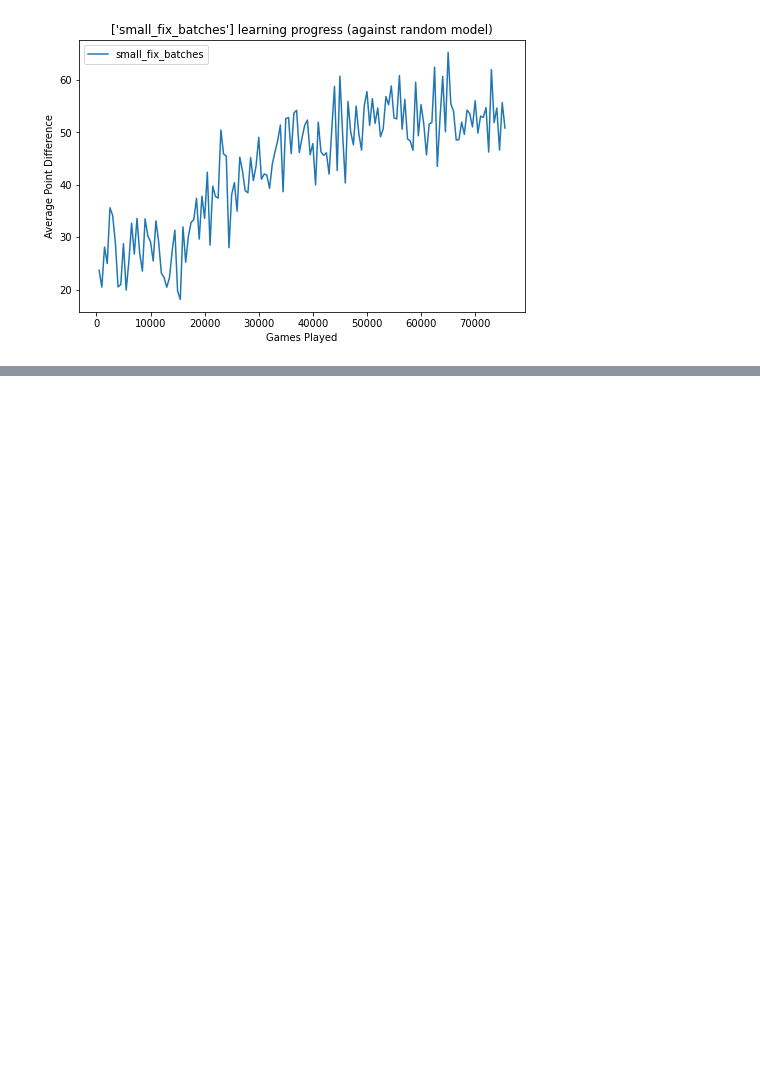
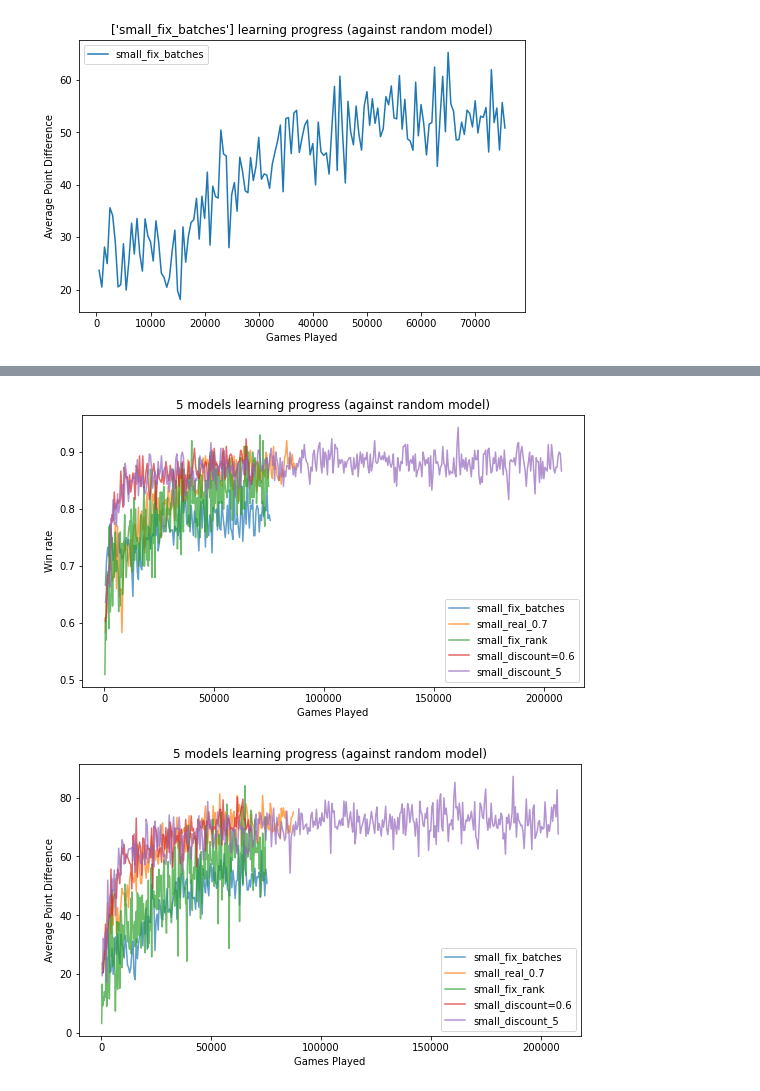
Before and after one commit to yanlai00/shengji_plus, a Jupyter notebook: analysis/plots.ipynb, the cells around one changed output, grey strips where cells are left out. Saved outputs shown, nothing was run; the diff lists cells and outputs as text; code cells hidden in the pictures; blank space fills up the shorter version.

```diff
--- a/analysis/plots.ipynb
+++ b/analysis/plots.ipynb
@@ -77,0 +87,6 @@ graph_apd(['small_fix_batches', 'small_discount=0.7', 'small_discount=0.75', 'sm
+# %%
+graph_win_rate(['small_fix_batches', 'small_real_0.7', 'small_fix_rank', 'small_discount=0.6', 'small_discount_5'])
+graph_apd(['small_fix_batches', 'small_real_0.7', 'small_fix_rank', 'small_discount=0.6', 'small_discount_5'])
+# %% [output]
+[figure, added]
+[figure, added]
```
Also changed, not shown: parts of 4 cells of this notebook, 16 other files.
